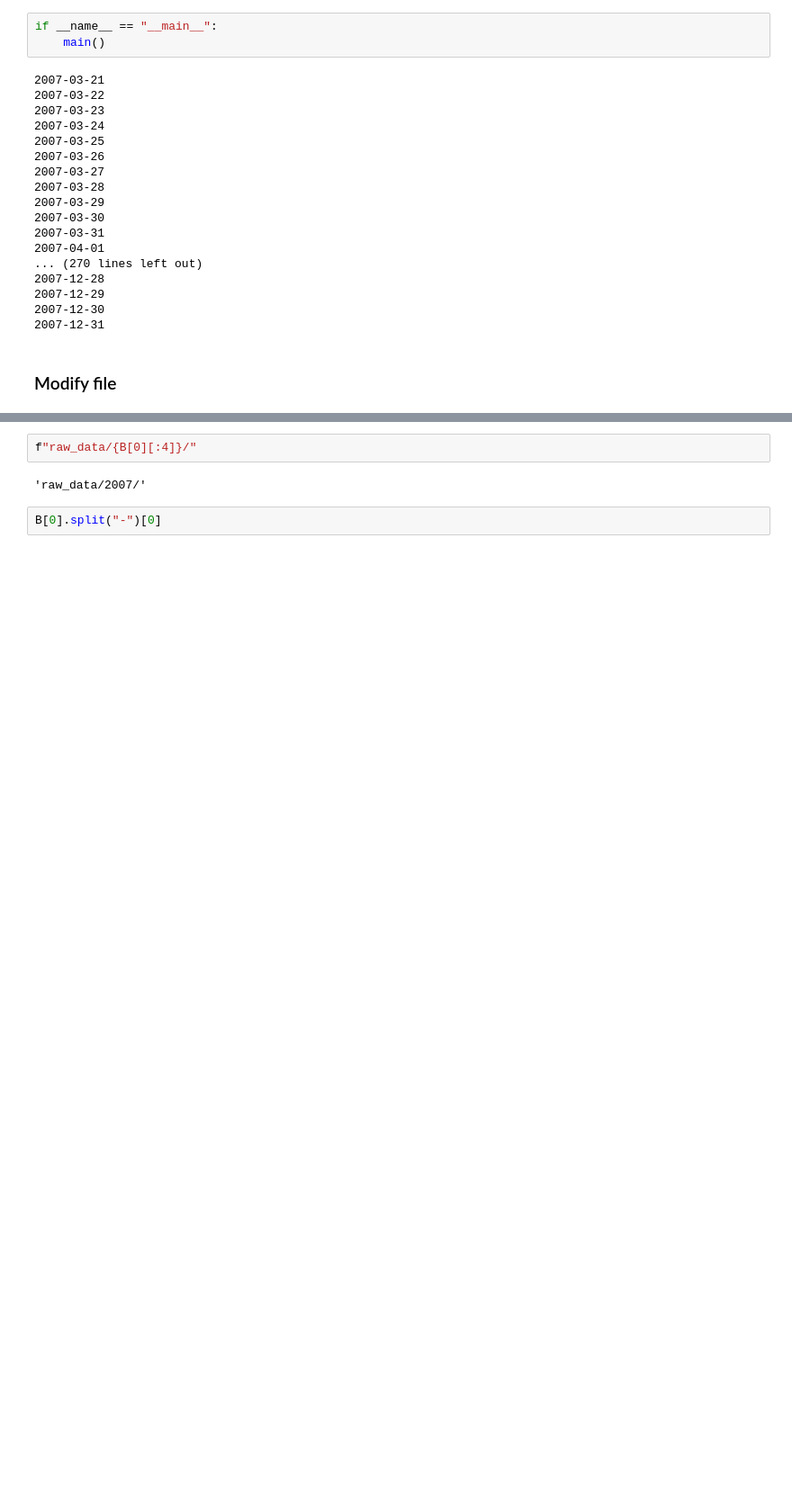
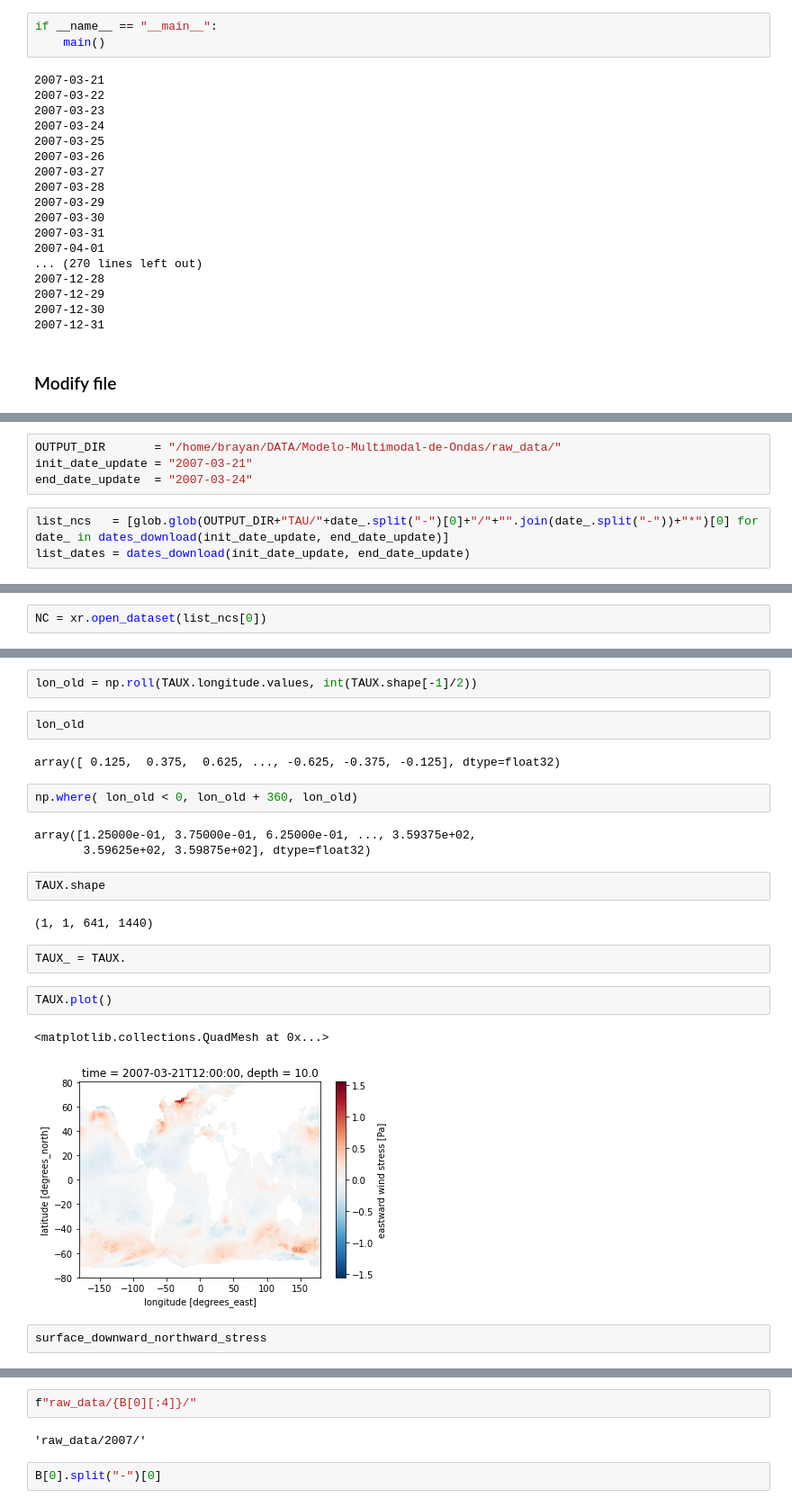
Before and after one commit to midnightsun10/Modelo-Multimodal-de-Ondas-, a Jupyter notebook: raw_data/Prueba_raw_data.ipynb, the cells around one changed output, grey strips where cells are left out. Shown: that part at 90% size. Saved outputs shown, nothing was run; the diff lists cells and outputs as text; blank space fills up the shorter version.

```diff
--- a/raw_data/Prueba_raw_data.ipynb
+++ b/raw_data/Prueba_raw_data.ipynb
@@ -89,0 +124,7 @@ from utils import check_dir
+# %%
+OUTPUT_DIR       = "/home/brayan/DATA/Modelo-Multimodal-de-Ondas/raw_data/"
+init_date_update = "2007-03-21"
+end_date_update  = "2007-03-24"
+# %%
+list_ncs   = [glob.glob(OUTPUT_DIR+"TAU/"+date_.split("-")[0]+"/"+"".join(date_.split("-"))+"*")[0] for date_ in dates_download(init_date_update, end_date_update)]
+list_dates = dates_download(init_date_update, end_date_update)
@@ -89,0 +156,2 @@ from utils import check_dir
+# %%
+NC = xr.open_dataset(list_ncs[0])
@@ -89,0 +234,24 @@ from utils import check_dir
+# %%
+lon_old = np.roll(TAUX.longitude.values, int(TAUX.shape[-1]/2))
+# %%
+lon_old
+# %% [output]
+array([ 0.125,  0.375,  0.625, ..., -0.625, -0.375, -0.125], dtype=float32)
+# %%
+np.where( lon_old < 0, lon_old + 360, lon_old)
+# %% [output]
+array([1.25000e-01, 3.75000e-01, 6.25000e-01, ..., 3.59375e+02,
+       3.59625e+02, 3.59875e+02], dtype=float32)
+# %%
+TAUX.shape
+# %% [output]
+(1, 1, 641, 1440)
+# %%
+TAUX_ = TAUX.
+# %%
+TAUX.plot()
+# %% [output]
+<matplotlib.collections.QuadMesh at 0x...>
+[figure, added]
+# %%
+surface_downward_northward_stress
```
Also changed, not shown: parts of 30 cells of this notebook, 3 other files.
